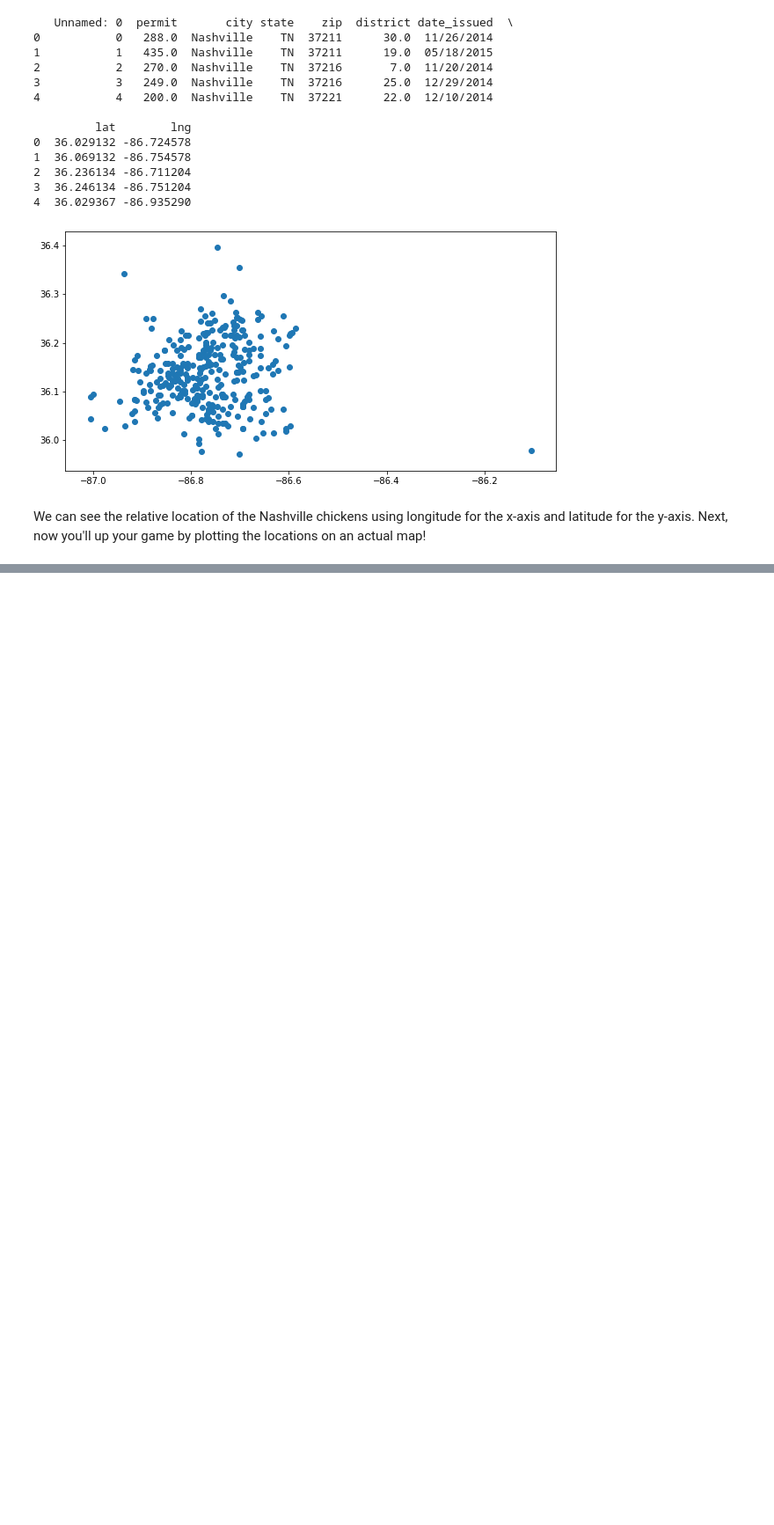
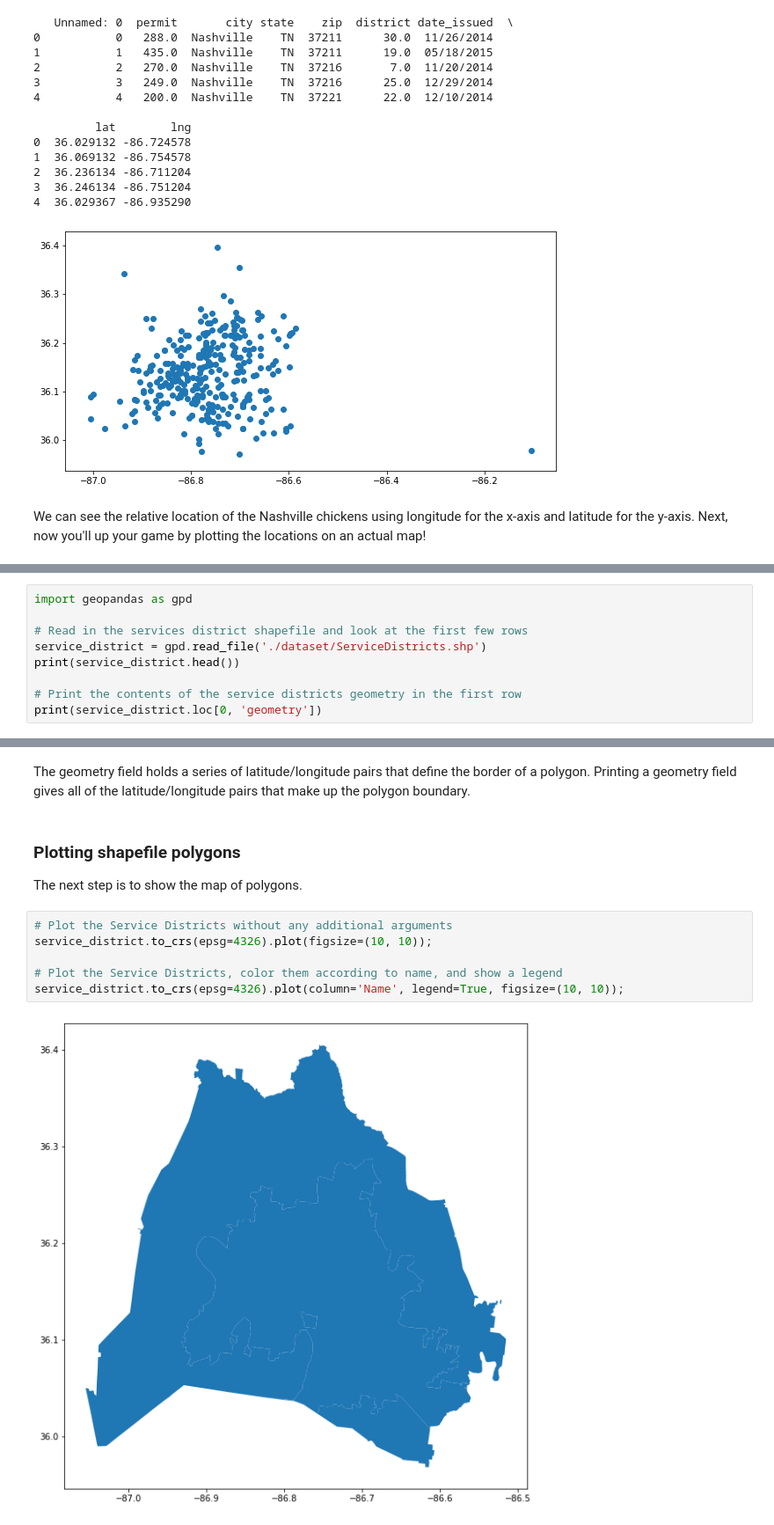
Before and after one commit to goodboychan/datacamp_repo, a Jupyter notebook: Visualizing.Geospatial.Data.in.Python/Building-2-layer-maps-combining-polygons-and-scatterplots.ipynb, the cells around one changed output, grey strips where cells are left out. Shown at 88% size. Saved outputs shown, nothing was run; the diff lists cells and outputs as text; blank space fills up the shorter version.

```diff
--- a/Visualizing.Geospatial.Data.in.Python/Building-2-layer-maps-combining-polygons-and-scatterplots.ipynb
+++ b/Visualizing.Geospatial.Data.in.Python/Building-2-layer-maps-combining-polygons-and-scatterplots.ipynb
@@ -78,0 +94,9 @@ We can see the relative location of the Nashville chickens using longitude for t
+# %%
+import geopandas as gpd
+
+# Read in the services district shapefile and look at the first few rows
+service_district = gpd.read_file('./dataset/ServiceDistricts.shp')
+print(service_district.head())
+
+# Print the contents of the service districts geometry in the first row
+print(service_district.loc[0, 'geometry'])
@@ -78,0 +112,13 @@ We can see the relative location of the Nashville chickens using longitude for t
+# %% [markdown]
+The geometry field holds a series of latitude/longitude pairs that define the border of a polygon. Printing a geometry field gives all of the latitude/longitude pairs that make up the polygon boundary.
+# %% [markdown]
+### Plotting shapefile polygons
+The next step is to show the map of polygons.
+# %%
+# Plot the Service Districts without any additional arguments
+service_district.to_crs(epsg=4326).plot(figsize=(10, 10));
+
+# Plot the Service Districts, color them according to name, and show a legend
+service_district.to_crs(epsg=4326).plot(column='Name', legend=True, figsize=(10, 10));
+# %% [output]
+[figure, added]
```
Also changed, not shown: parts of 10 cells of this notebook, 13 other files.
